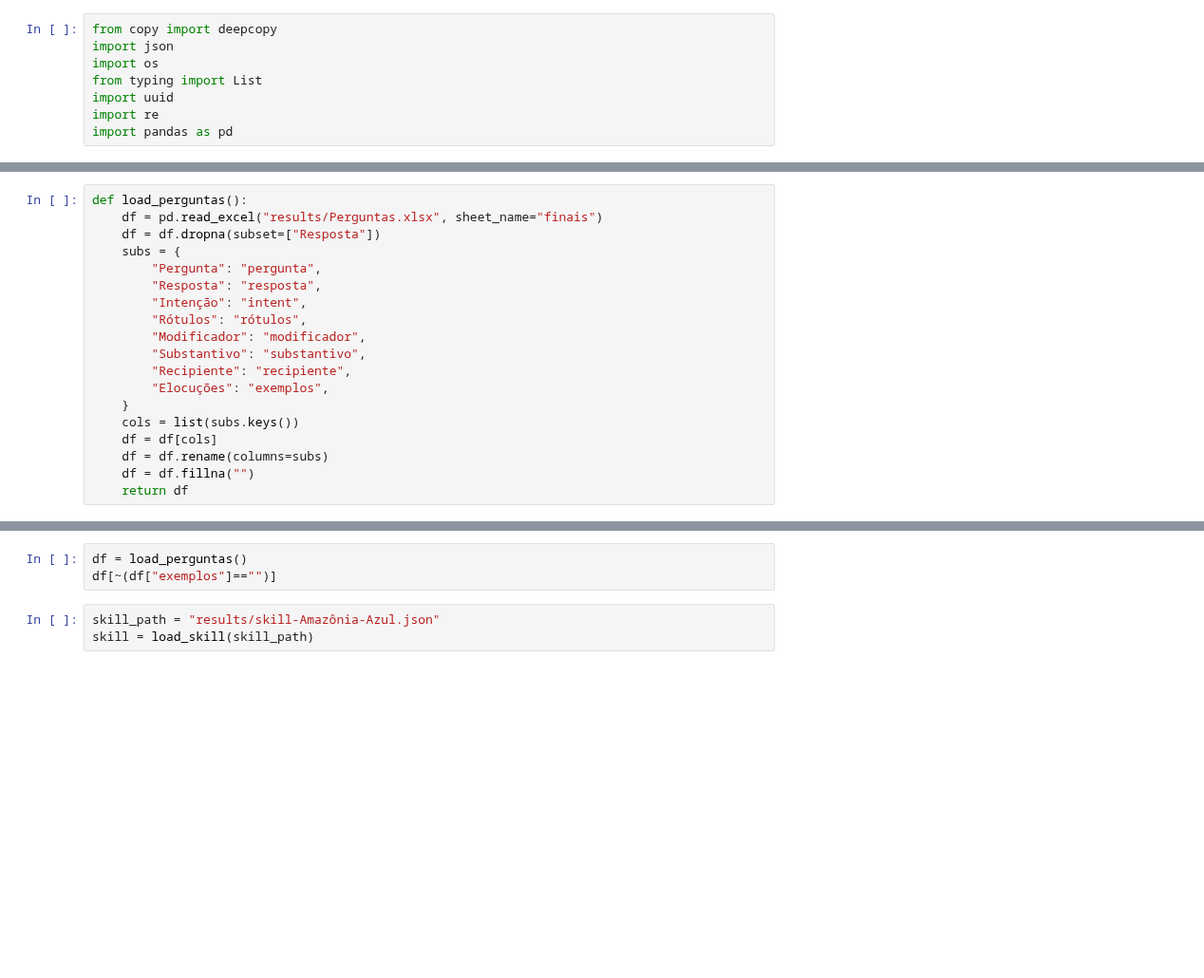
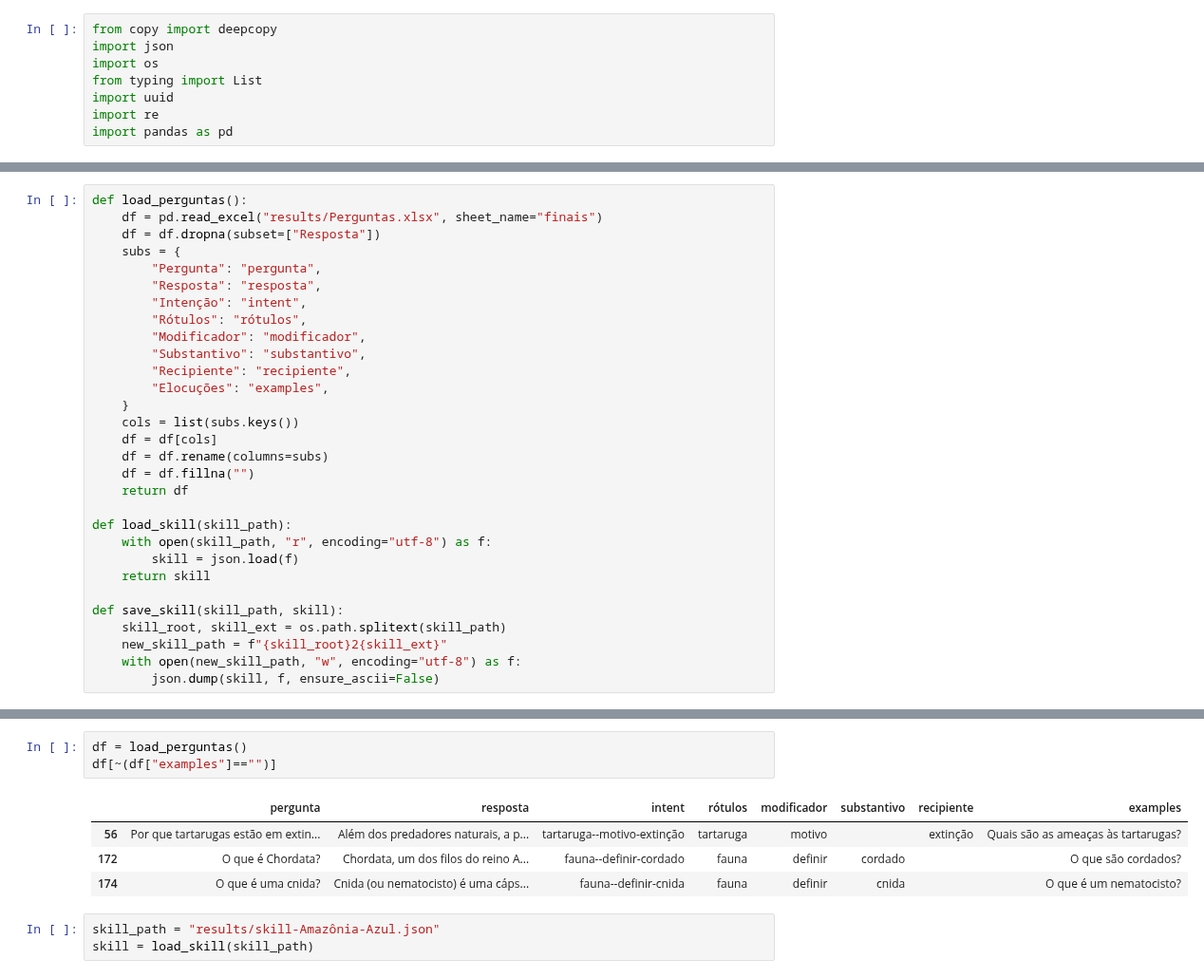
Before and after one commit to VictBenito/chatbot-Victor-Paulo, a Jupyter notebook: Gerador de skill.ipynb, the cells around one changed output, grey strips where cells are left out. Shown at 95% size. Drawn from its saved outputs; the diff is of its cells as text; blank space fills up the shorter version.

```diff
--- a/Gerador de skill.ipynb
+++ b/Gerador de skill.ipynb
@@ -31,10 +35,21 @@ def load_perguntas():
         "Modificador": "modificador",
         "Substantivo": "substantivo",
         "Recipiente": "recipiente",
-        "Elocuções": "exemplos",
+        "Elocuções": "examples",
     }
     cols = list(subs.keys())
     df = df[cols]
     df = df.rename(columns=subs)
     df = df.fillna("")
     return df
+
+def load_skill(skill_path):
+    with open(skill_path, "r", encoding="utf-8") as f:
+        skill = json.load(f)
+    return skill
+
+def save_skill(skill_path, skill):
+    skill_root, skill_ext = os.path.splitext(skill_path)
+    new_skill_path = f"{skill_root}2{skill_ext}"
+    with open(new_skill_path, "w", encoding="utf-8") as f:
+        json.dump(skill, f, ensure_ascii=False)
@@ -248,6 +330,11 @@ def get_skill(skill, **kwargs):
 # %%
 df = load_perguntas()
-df[~(df["exemplos"]=="")]
+df[~(df["examples"]=="")]
+# %% [output]
+|  | pergunta | resposta | intent | rótulos | modificador | substantivo | recipiente | examples |
+| 56 | Por que tartarugas estão em extin... | Além dos predadores naturais, a p... | tartaruga--motivo-extinção | tartaruga | motivo |  | extinção | Quais são as ameaças às tartarugas? |
+| 172 | O que é Chordata? | Chordata, um dos filos do reino A... | fauna--definir-cordado | fauna | definir | cordado |  | O que são cordados? |
+| 174 | O que é uma cnida? | Cnida (ou nematocisto) é uma cáps... | fauna--definir-cnida | fauna | definir | cnida |  | O que é um nematocisto? |
 # %%
 skill_path = "results/skill-Amazônia-Azul.json"
 skill = load_skill(skill_path)
```
Also changed, not shown: parts of 21 cells of this notebook, 2 other files.
